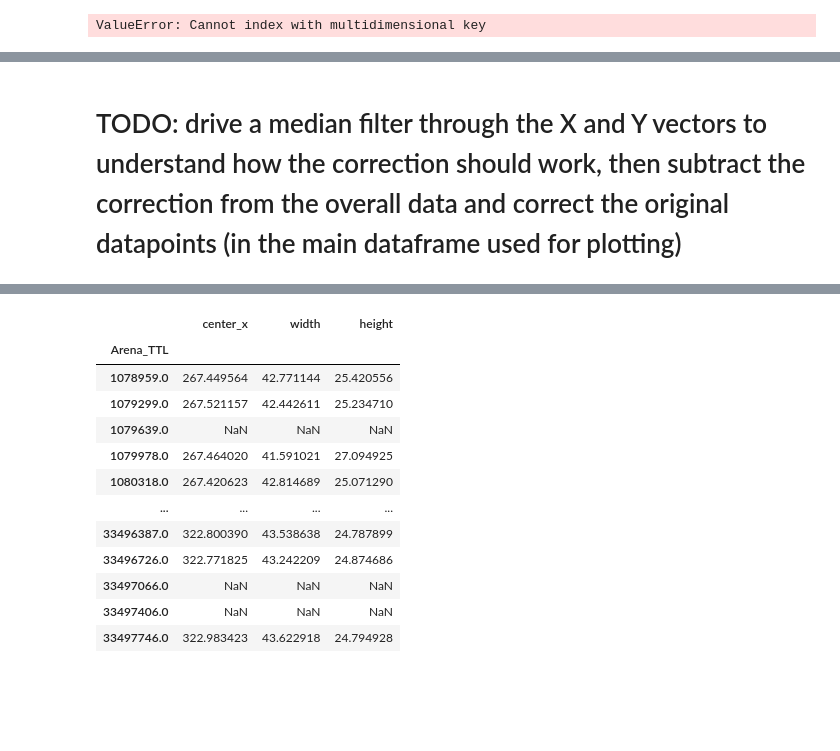
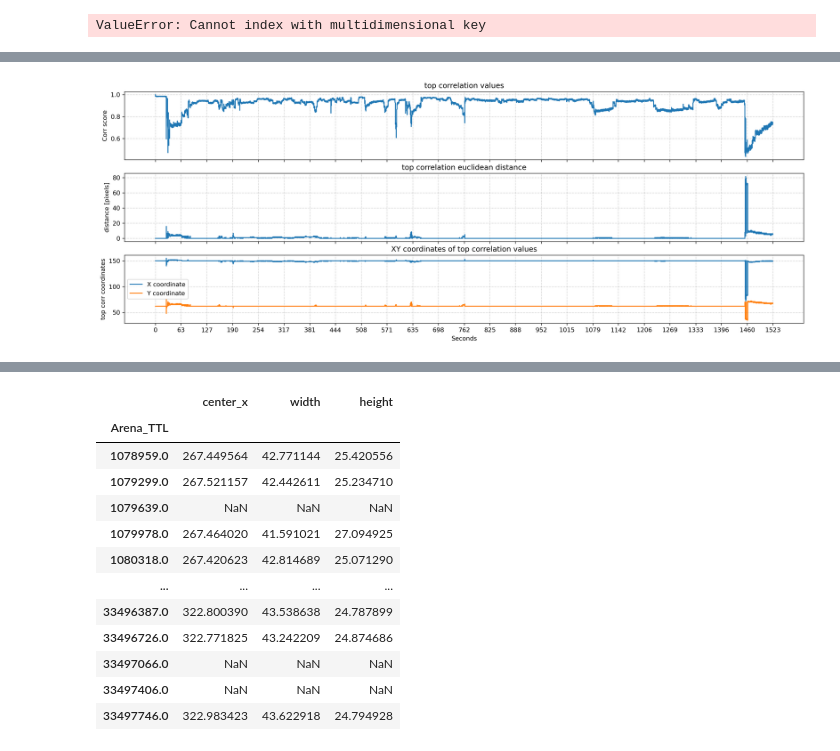
Before and after one commit to neural-electrophysiology-tool-team/Eye-Tracking-Tools, a Jupyter notebook: Graphs_for_paper_sept_23.ipynb, the cells around one changed output, grey strips where cells are left out. Saved outputs shown, nothing was run; the diff lists cells and outputs as text; code cells hidden in the pictures; blank space fills up the shorter version.

Commit message:
Minor adjustments for axis directionality, le/re df check for filtered data (from DLC)

```diff
--- a/Graphs_for_paper_sept_23.ipynb
+++ b/Graphs_for_paper_sept_23.ipynb
@@ -405,5 +463,7 @@ _ = block.plot_jitter_vectors(block.re_jitter_dict,num_ticks=25)
-# %% [markdown]
-# TODO: drive a median filter through the X and Y vectors to understand how the correction should work, then subtract the correction from the overall data and correct the original datapoints (in the main dataframe used for plotting)
+# %%
+_ = block.plot_jitter_vectors(block.re_jitter_dict,num_ticks=25)
+# %% [output]
+[figure, added]
 # %%
 # for each eye, get the median displacement vector -> create a synced version of the correction according to previous sync
 # -> perform column based addition / subtraction to correct the jitter -> measure std decline to validate correction
```
Also changed, not shown: parts of 13 cells of this notebook, 1 other file.
